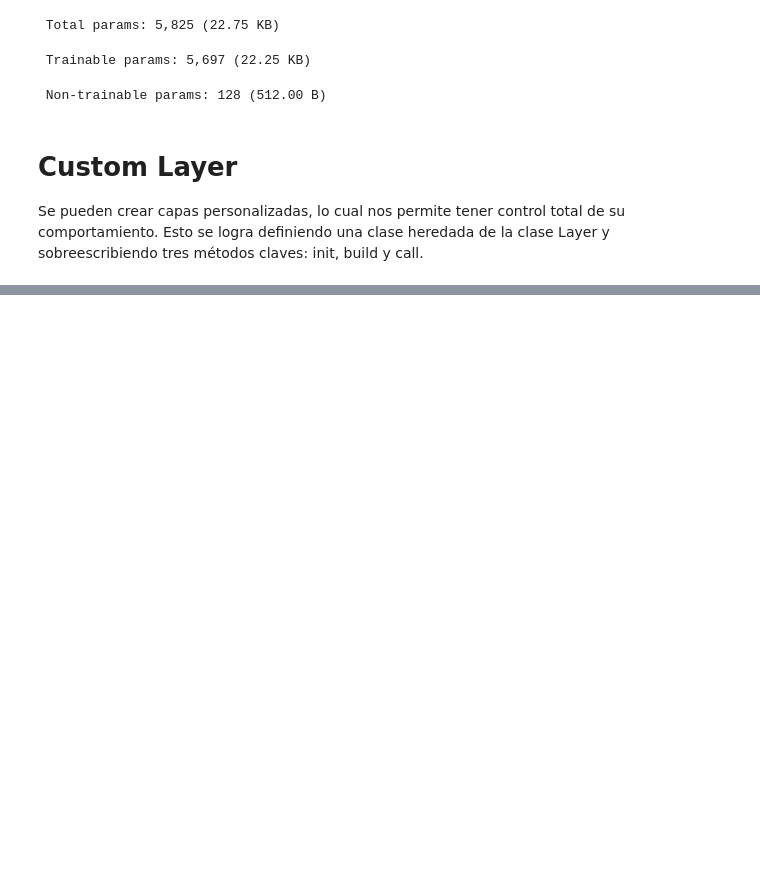
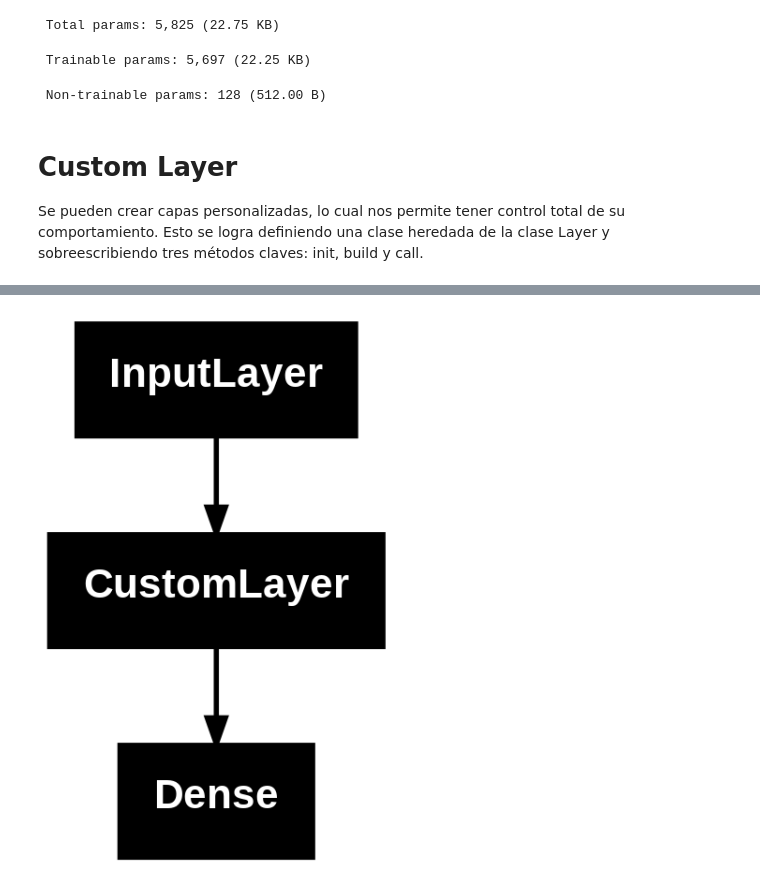
Before and after one commit to SerArtDev/redes-neuronales, a Jupyter notebook: keras_avanzado.ipynb, the cells around one changed output, grey strips where cells are left out. Drawn from its saved outputs; the diff is of its cells as text; code cells hidden in the pictures; blank space fills up the shorter version.

```diff
--- a/keras_avanzado.ipynb
+++ b/keras_avanzado.ipynb
@@ -174,3 +174,10 @@ output_layer = Dense(1, activation='sigmoid')(custom_layer)
 
 model = Model(inputs=input_layer, outputs=output_layer)
 model.compile(optimizer='adam', loss='binary_crossentropy', metrics=['accuracy'])
+# %%
+# Mostrar diagrama del modelo
+!pip install pydot graphviz
+from tensorflow.keras.utils import plot_model
+
+plot_model(model)
+# %% [output]
@@ -176,0 +187 @@ model.compile(optimizer='adam', loss='binary_crossentropy', metrics=['accuracy']
+[figure, added]
```
Also changed, not shown: parts of 11 cells of this notebook.
